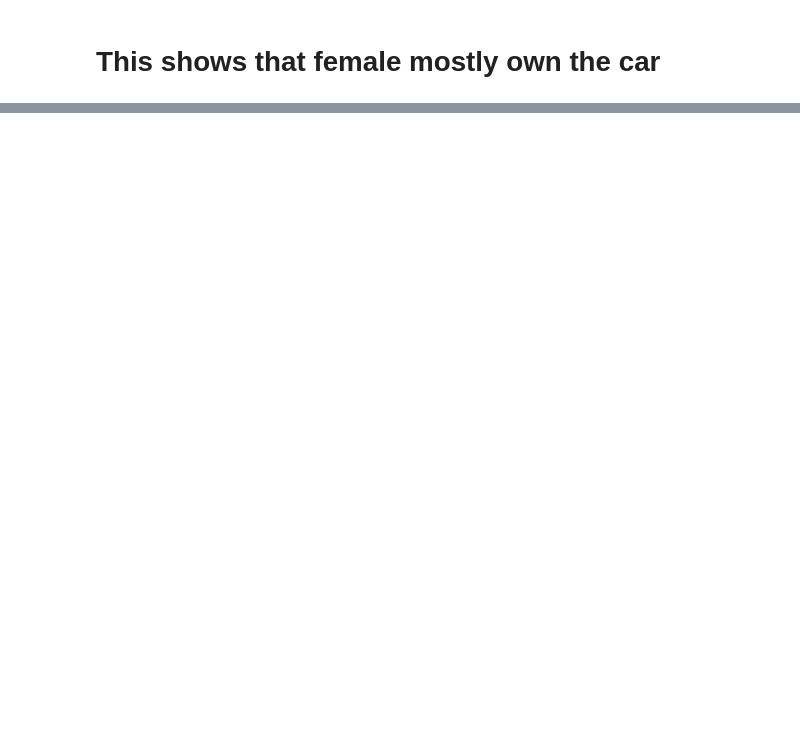
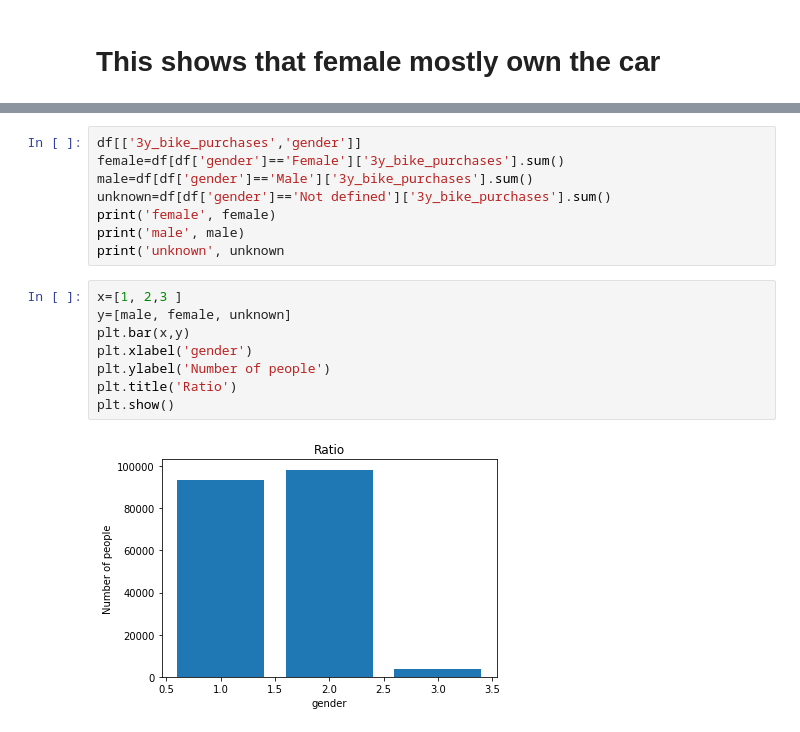
Before and after one commit to romy421kumari/KPMG, a Jupyter notebook: Customerdemography.ipynb, the cells around one changed output, grey strips where cells are left out. Drawn from its saved outputs; the diff is of its cells as text; blank space fills up the shorter version.

```diff
--- a/Customerdemography.ipynb
+++ b/Customerdemography.ipynb
@@ -111,0 +117,18 @@ plot.plot(kind='bar')
+# %%
+df[['3y_bike_purchases','gender']]
+female=df[df['gender']=='Female']['3y_bike_purchases'].sum()
+male=df[df['gender']=='Male']['3y_bike_purchases'].sum()
+unknown=df[df['gender']=='Not defined']['3y_bike_purchases'].sum()
+print('female', female)
+print('male', male)
+print('unknown', unknown
+# %%
+x=[1, 2,3 ]
+y=[male, female, unknown]
+plt.bar(x,y)
+plt.xlabel('gender')
+plt.ylabel('Number of people')
+plt.title('Ratio')
+plt.show()
+# %% [output]
+[figure, added]
```
Also changed, not shown: parts of 2 cells of this notebook.
